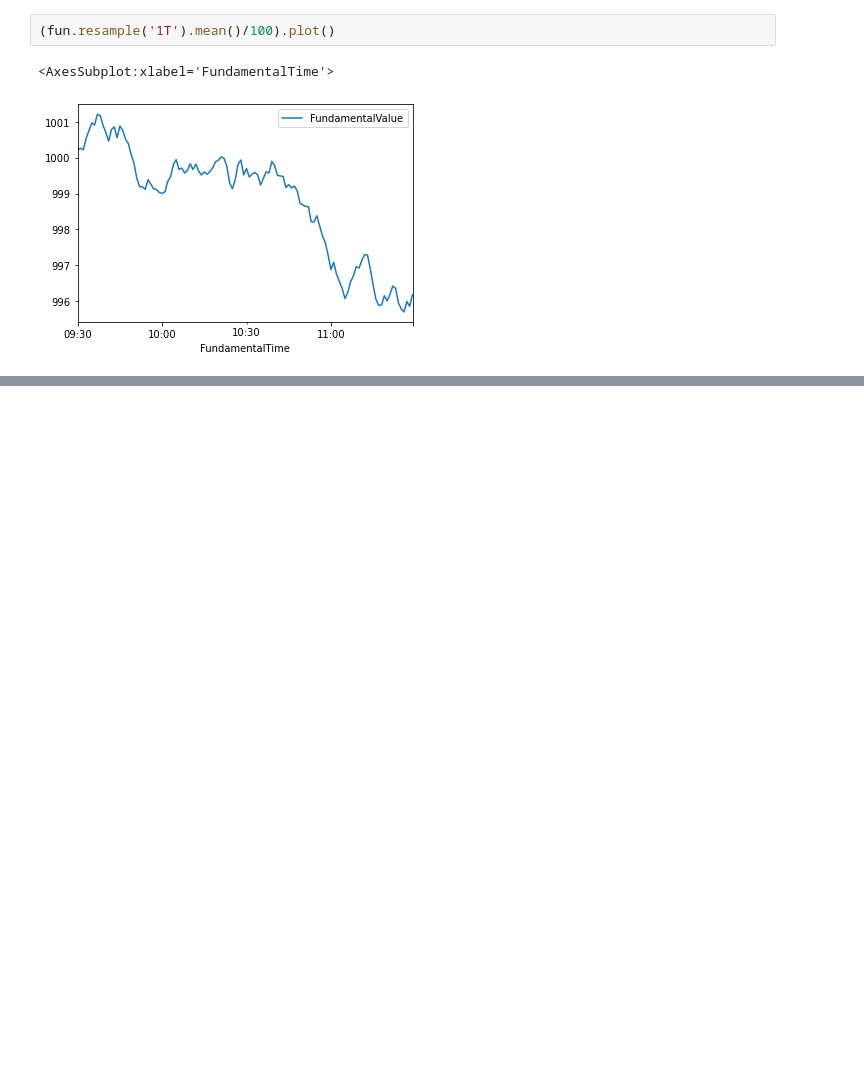
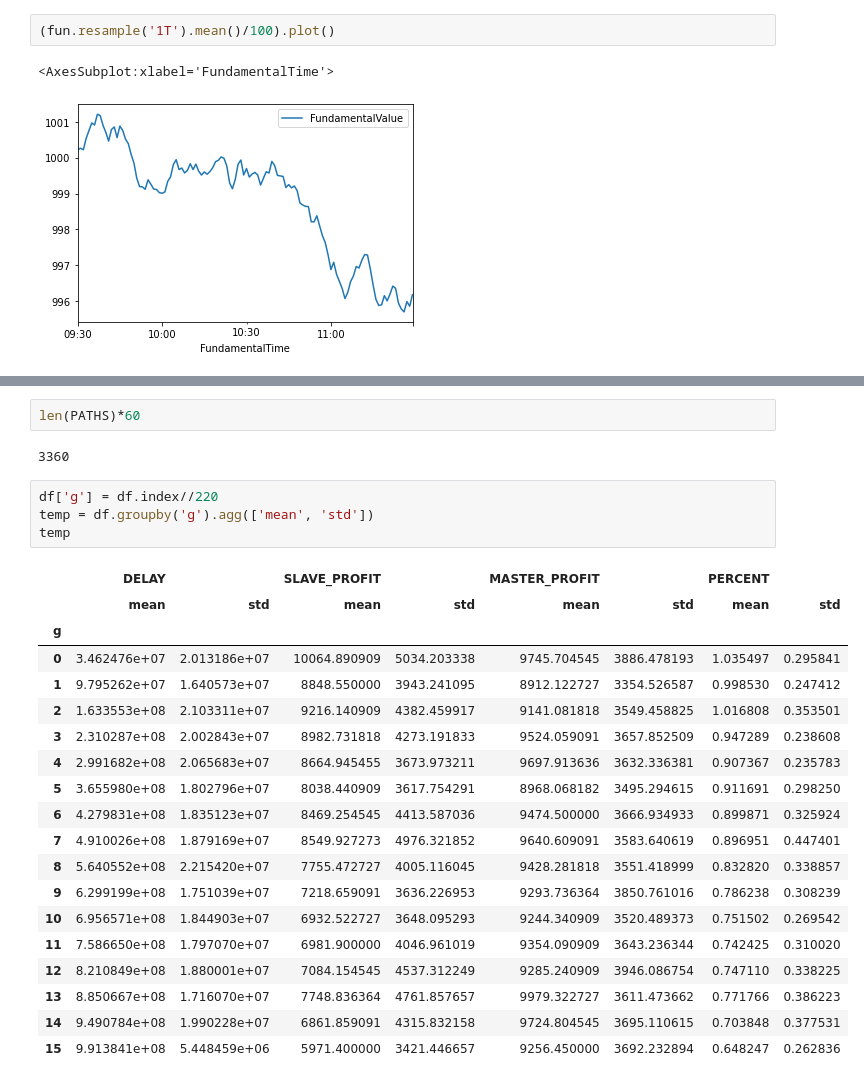
Before and after one commit to hogier/abides, a Jupyter notebook: explore.ipynb, the cells around one changed output, grey strips where cells are left out. Saved outputs shown, nothing was run; the diff lists cells and outputs as text; blank space fills up the shorter version.

```diff
--- a/explore.ipynb
+++ b/explore.ipynb
@@ -447,0 +472,28 @@ temp
+# %%
+len(PATHS)*60
+# %% [output]
+3360
+# %%
+df['g'] = df.index//220
+temp = df.groupby('g').agg(['mean', 'std'])
+temp
+# %% [output]
+|  | DELAY |  | SLAVE_PROFIT |  | MASTER_PROFIT |  | PERCENT |  |
+|  | mean | std | mean | std | mean | std | mean | std |
+| g |  |  |  |  |  |  |  |  |
+| 0 | 3.462476e+07 | 2.013186e+07 | 10064.890909 | 5034.203338 | 9745.704545 | 3886.478193 | 1.035497 | 0.295841 |
+| 1 | 9.795262e+07 | 1.640573e+07 | 8848.550000 | 3943.241095 | 8912.122727 | 3354.526587 | 0.998530 | 0.247412 |
+| 2 | 1.633553e+08 | 2.103311e+07 | 9216.140909 | 4382.459917 | 9141.081818 | 3549.458825 | 1.016808 | 0.353501 |
+| 3 | 2.310287e+08 | 2.002843e+07 | 8982.731818 | 4273.191833 | 9524.059091 | 3657.852509 | 0.947289 | 0.238608 |
+| 4 | 2.991682e+08 | 2.065683e+07 | 8664.945455 | 3673.973211 | 9697.913636 | 3632.336381 | 0.907367 | 0.235783 |
+| 5 | 3.655980e+08 | 1.802796e+07 | 8038.440909 | 3617.754291 | 8968.068182 | 3495.294615 | 0.911691 | 0.298250 |
+| 6 | 4.279831e+08 | 1.835123e+07 | 8469.254545 | 4413.587036 | 9474.500000 | 3666.934933 | 0.899871 | 0.325924 |
+| 7 | 4.910026e+08 | 1.879169e+07 | 8549.927273 | 4976.321852 | 9640.609091 | 3583.640619 | 0.896951 | 0.447401 |
+| 8 | 5.640552e+08 | 2.215420e+07 | 7755.472727 | 4005.116045 | 9428.281818 | 3551.418999 | 0.832820 | 0.338857 |
+| 9 | 6.299199e+08 | 1.751039e+07 | 7218.659091 | 3636.226953 | 9293.736364 | 3850.761016 | 0.786238 | 0.308239 |
+| 10 | 6.956571e+08 | 1.844903e+07 | 6932.522727 | 3648.095293 | 9244.340909 | 3520.489373 | 0.751502 | 0.269542 |
+| 11 | 7.586650e+08 | 1.797070e+07 | 6981.900000 | 4046.961019 | 9354.090909 | 3643.236344 | 0.742425 | 0.310020 |
+| 12 | 8.210849e+08 | 1.880001e+07 | 7084.154545 | 4537.312249 | 9285.240909 | 3946.086754 | 0.747110 | 0.338225 |
+| 13 | 8.850667e+08 | 1.716070e+07 | 7748.836364 | 4761.857657 | 9979.322727 | 3611.473662 | 0.771766 | 0.386223 |
+| 14 | 9.490784e+08 | 1.990228e+07 | 6861.859091 | 4315.832158 | 9724.804545 | 3695.110615 | 0.703848 | 0.377531 |
+| 15 | 9.913841e+08 | 5.448459e+06 | 5971.400000 | 3421.446657 | 9256.450000 | 3692.232894 | 0.648247 | 0.262836 |
```
Also changed, not shown: parts of 2 cells of this notebook, 3 other files.
